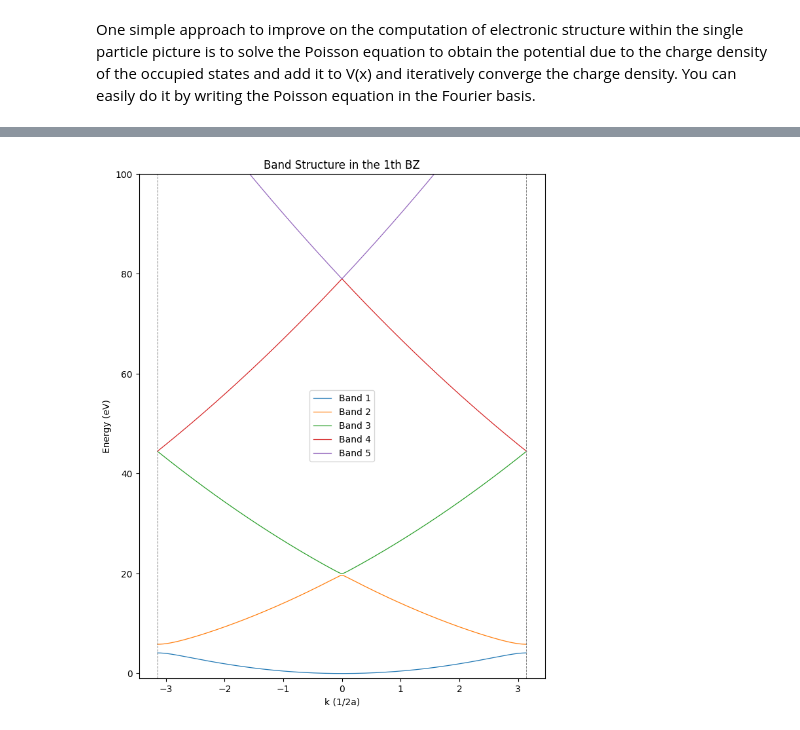
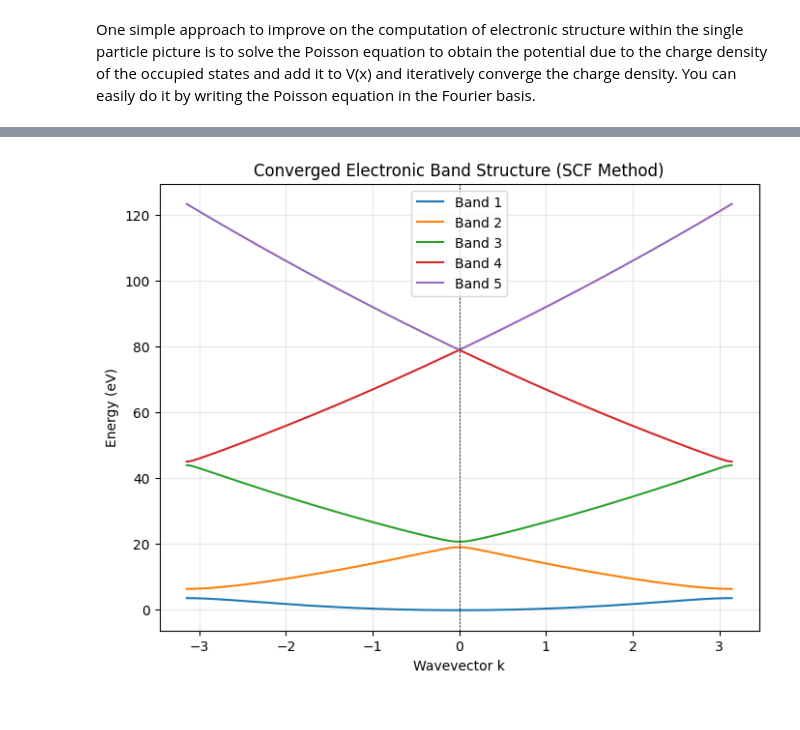
Before and after one commit to Anuj-Arya1/Condensed-Matter-Physics, a Jupyter notebook: Spectrum_density_analysis(1D chain)/NFE_model_2.ipynb, the cells around one changed output, grey strips where cells are left out. Saved outputs shown, nothing was run; the diff lists cells and outputs as text; code cells hidden in the pictures.

```diff
--- a/Spectrum_density_analysis(1D chain)/NFE_model_2.ipynb
+++ b/Spectrum_density_analysis(1D chain)/NFE_model_2.ipynb
@@ -191,7 +191,6 @@ You can easily do it by writing the Poisson equation in the Fourier basis.
 
 # Possion method for solving the Schrodinger equation in 1D periodic potential
 Vg = {1: A / 2, 2: A / 4, 3: A / 6}
-pass
 
 def Hamiltonian(k, Vg, levels, a):
     H = np.zeros((levels, levels), dtype=float)
@@ -205,32 +204,77 @@ def Hamiltonian(k, Vg, levels, a):
                 H[i, j] = Vg.get(abs(i-j), 0)
     return H
 
-def density_matrix(H, fermi_energy):
-    eigenvalues, eigenvectors = np.linalg.eigh(H)
-    occupied_states = eigenvalues <= fermi_energy
-    density_matrix = np.zeros_like(H)
-    for i in range(len(eigenvalues)):
-        if occupied_states[i]:
-            density_matrix += np.outer(eigenvectors[:, i], eigenvectors[:, i])
-    return density_matrix
+def rho_matrix(evec):
+    #Calculates Fourier components of density rho(G) via convolution.
+    rho_G = np.zeros(len(evec), dtype=complex)
+    for n in range(len(evec)):
+        for m in range(len(evec)):
+            if 0 <= m - n < len(evec):
+                rho_G[n] += np.conj(evec[m]) * evec[m - n]
+    return rho_G
 
-def update_potential(density_matrix, a):
-    G = 2 * np.pi / a
-    Vg_updated = {}
-    for n in range(-len(density_matrix)//2 + 1, len(density_matrix)//2 + 1):
-        if n == 0:
-            continue
-        Vg_updated[n] = -4 * np.pi * density_matrix.sum() / (G * n)**2
-    return Vg_updated
+def solve_scf(A, max_iter, alpha, a=1):
+    #Performs the iterative Self-Consistent Field calculation.
+    # Define the static external potential (Lattice)
+    A_initial_coeff = {1: A/2, 2: A/4,3:A/6}
 
-for iteration in range(100):
-    k_values = np.linspace((-2*np.pi)/(2*a),(2*np.pi)/(2*a), 2000)
-    H = Hamiltonian(k_values[1000], Vg, levels=5, a=a)
-    fermi_energy = (np.linalg.eigvalsh(H).max() + np.linalg.eigvalsh(H).min()) / 2
-    density_mat = density_matrix(H, fermi_energy)
-    Vg_converged = update_potential(density_mat, a)
+    # Initialize V_total with the lattice potential
+    V_total = A_initial_coeff.copy()
+    last_energy = 0
 
-plot_bands(A, a , levels=5, bz=1, V_G_values=Vg_converged,N = 2000)
-plt.ylim(-1, 100)
+    print(f"{'Iteration':<12} | {'Energy (eV)':<15} | {'Delta E':<15}")
+    print("-" * 45)
+
+    for i in range(max_iter):
+        # 1. Solve Hamiltonian at k=0 to find the ground state density
+        evals, evecs = np.linalg.eigh(Hamiltonian(0, V_total, 5, a))
+        current_energy = evals[0]
+
+        # 2. Compute charge density rho(G) from the ground state eigenvector
+        rho_G = rho_matrix(evecs[:, 0])
+
+        # 3. Solve Poisson for Hartree Potential: V_H(G) = 4*pi*rho(G) / G^2
+        V_hartree = {}
+        for g_idx in [1, 2, 3]:
+            G_val = g_idx * (2 * np.pi / a)
+            V_hartree[g_idx] = (4 * np.pi * np.real(rho_G[g_idx])) / (G_val**2)
+
+        # 4. Update and Mix Potential: V_next = (1-a)*V_old + a*(V_ext + V_H)
+        for g_idx in V_total:
+            V_new = A_initial_coeff[g_idx] + V_hartree[g_idx]
+            V_total[g_idx] = (1 - alpha) * V_total[g_idx] + alpha * V_new
+
+        # 5. Check Convergence
+        delta_e = abs(current_energy - last_energy)
+        print(f"{i:<12} | {current_energy:<15.6f} | {delta_e:<15.2e}")
+
+        if delta_e < 1e-6 and i > 0:
+            print(f"\nConverged in {i} iterations!")
+            break
+        last_energy = current_energy
+
+    return V_total
+
+Vtot = solve_scf(3,50,0.2)
+
+# Use the converged potential to calculate bands for all k
+all_energies = []
+for k in k_values:
+    energies, _ = np.linalg.eigh(Hamiltonian(k, Vtot, 5, 1))
+    all_energies.append(energies)
+
+all_energies = np.array(all_energies)
+
+# 4. Plotting
+plt.figure(figsize=(8, 6))
+for i in range(5):  # Plot first 5 bands
+    plt.plot(k_values, all_energies[:, i], label=f"Band {i+1}")
+
+plt.title("Converged Electronic Band Structure (SCF Method)")
+plt.xlabel("Wavevector k")
+plt.ylabel("Energy (eV)")
+plt.axvline(0, color='black', linewidth=0.5, linestyle='--')
+plt.grid(True, alpha=0.3)
+plt.legend()
 plt.show()
 # %% [output]
@@ -237 +298 @@ plt.show()
-[figure, old version]
+[figure, new version]
```
Also changed, not shown: parts of 1 cell of this notebook.
